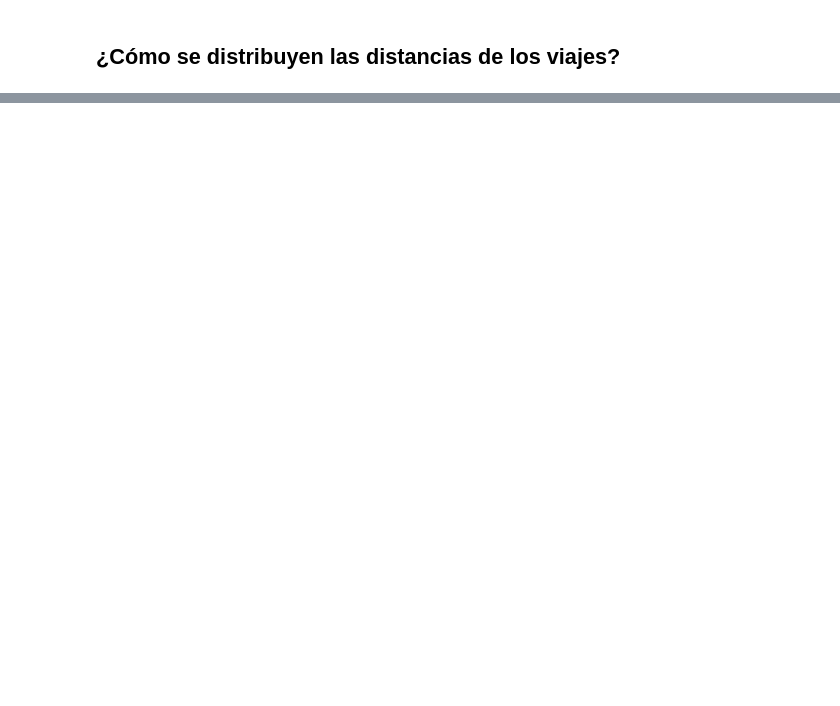
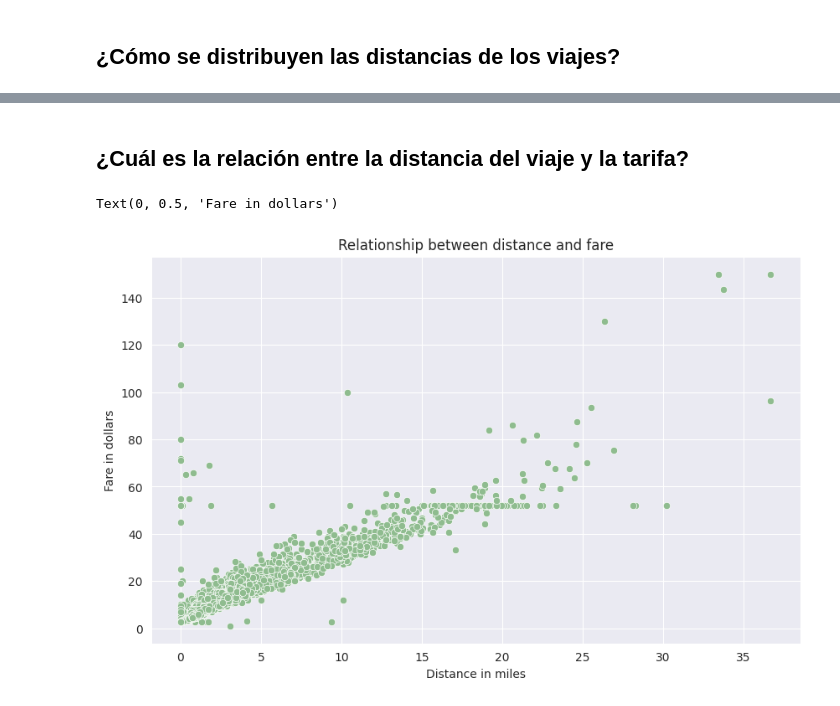
Before and after one commit to MarinaHolland/Python-Intro-for-Data-Science-at-CodeSpace, a Jupyter notebook: Notebooks/Lesson IV - Matplotlib and Seaborn.ipynb, the cells around one changed output, grey strips where cells are left out. Cells and saved outputs as stored; diff of their text form; code cells hidden in the pictures; blank space fills up the shorter version.

```diff
--- a/Notebooks/Lesson IV - Matplotlib and Seaborn.ipynb
+++ b/Notebooks/Lesson IV - Matplotlib and Seaborn.ipynb
@@ -405,2 +449,15 @@ Responde a las siguientes preguntas:
 # %% [markdown]
 ## ¿Cómo se distribuyen las distancias de los viajes?
+# %%
+# Setting the style for the figure
+sns.set_style('darkgrid')
+
+# Setting the size of the figure
+plt.figure(figsize=(10, 6))
+# Using the parameter bins to clean it out and creating an histogram
+sns.histplot(taxis_df['distance'], bins=25, kde=False, color='indianred')
+
+# Writing titles for the histogram
+plt.title('Distribution of journeys')
+plt.xlabel('Distance in miles')
+plt.ylabel('Frequency')
@@ -406,0 +467,16 @@ Responde a las siguientes preguntas:
+# %% [markdown]
+## ¿Cuál es la relación entre la distancia del viaje y la tarifa?
+# %%
+# Ajusting the size of the figure
+plt.figure(figsize=(10,6))
+
+# Creating a scatterplot
+sns.scatterplot(x='distance', y='fare', data =taxis_df, color='darkseagreen')
+
+# Writing titles for the scatterplot
+plt.title('Relationship between distance and fare')
+plt.xlabel('Distance in miles')
+plt.ylabel('Fare in dollars')
+# %% [output]
+Text(0, 0.5, 'Fare in dollars')
+[figure, added]
```
Also changed, not shown: parts of 21 cells of this notebook.
